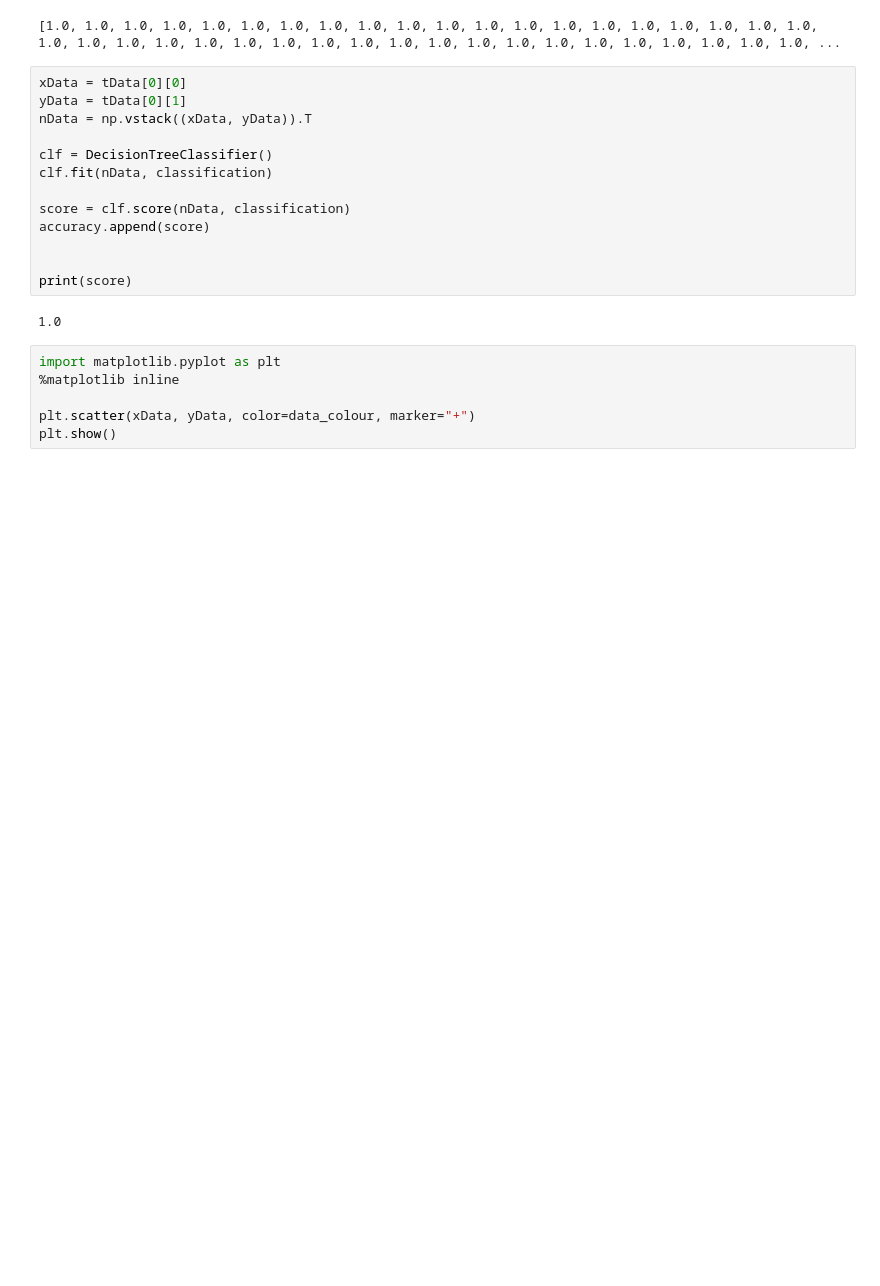
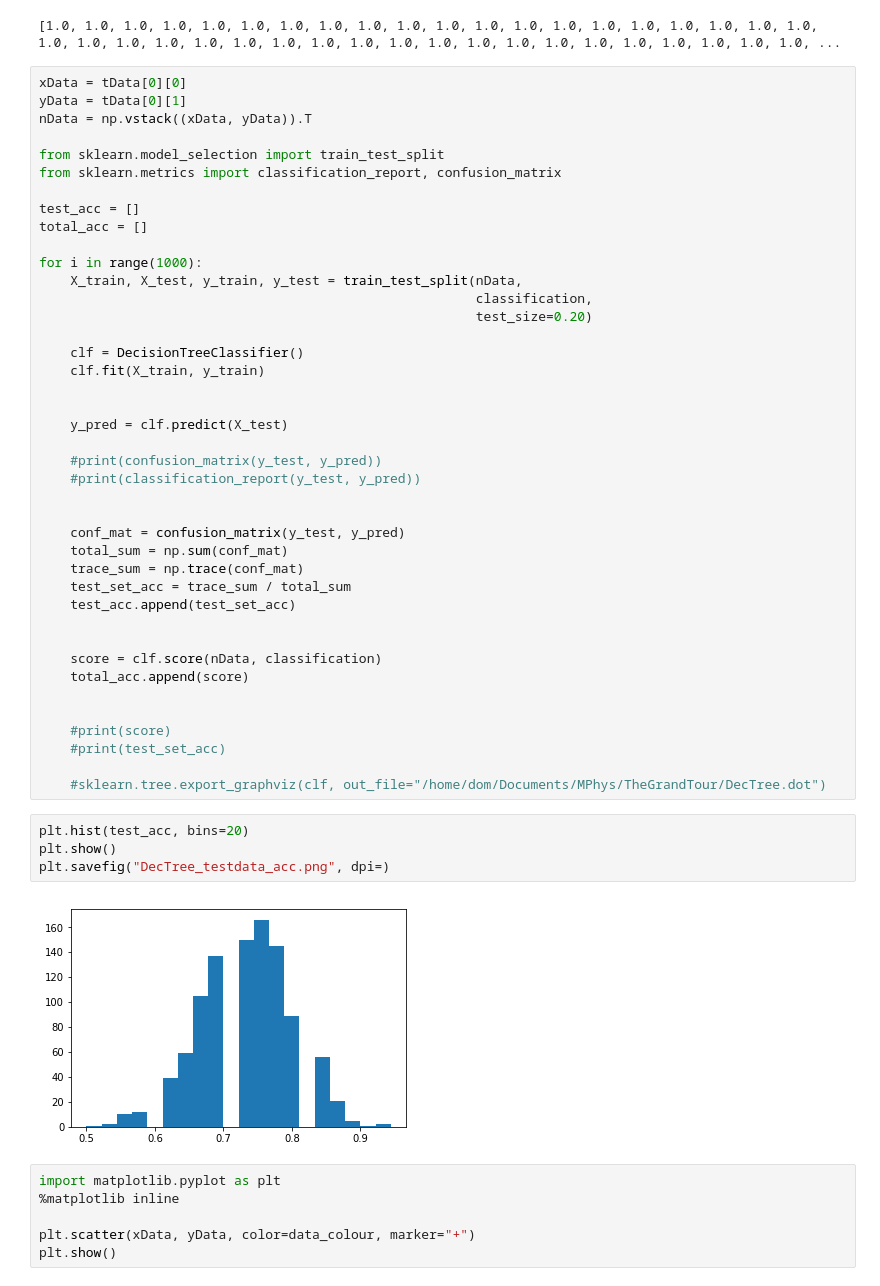
Before and after one commit to domdent/TheGrandTour, a Jupyter notebook: DecisionTree.ipynb, the cells around one changed output. Saved outputs shown, nothing was run; the diff lists cells and outputs as text; blank space fills up the shorter version.

Commit message:
working decision tree, by splitting up the data

```diff
--- a/DecisionTree.ipynb
+++ b/DecisionTree.ipynb
@@ -188,21 +188,53 @@ x = list(range(0, len(accuracy)))
 print(accuracy)
 # %% [output]
 [1.0, 1.0, 1.0, 1.0, 1.0, 1.0, 1.0, 1.0, 1.0, 1.0, 1.0, 1.0, 1.0, 1.0, 1.0, 1.0, 1.0, 1.0, 1.0, 1.0, 1.0, 1.0, 1.0, 1.0, 1.0, 1.0, 1.0, 1.0, 1.0, 1.0, 1.0, 1.0, 1.0, 1.0, 1.0, 1.0, 1.0, 1.0, 1.0, 1.0, ...
-# %%
-xData = tData[0][0]
-yData = tData[0][1]
-nData = np.vstack((xData, yData)).T
-
-clf = DecisionTreeClassifier()
-clf.fit(nData, classification)
-
-score = clf.score(nData, classification)
-accuracy.append(score)
-
-
-print(score)
-# %% [output]
-1.0
+# %%
+xData = tData[0][0]
+yData = tData[0][1]
+nData = np.vstack((xData, yData)).T
+
+from sklearn.model_selection import train_test_split
+from sklearn.metrics import classification_report, confusion_matrix
+
+test_acc = []
+total_acc = []
+
+for i in range(1000):
+    X_train, X_test, y_train, y_test = train_test_split(nData,
+                                                        classification,
+                                                        test_size=0.20)
+
+    clf = DecisionTreeClassifier()
+    clf.fit(X_train, y_train)
+
+
+    y_pred = clf.predict(X_test)
+
+    #print(confusion_matrix(y_test, y_pred))
+    #print(classification_report(y_test, y_pred))
+
+
+    conf_mat = confusion_matrix(y_test, y_pred)
+    total_sum = np.sum(conf_mat)
+    trace_sum = np.trace(conf_mat)
+    test_set_acc = trace_sum / total_sum
+    test_acc.append(test_set_acc)
+
+
+    score = clf.score(nData, classification)
+    total_acc.append(score)
+
+
+    #print(score)
+    #print(test_set_acc)
+
+    #sklearn.tree.export_graphviz(clf, out_file="/home/dom/Documents/MPhys/TheGrandTour/DecTree.dot")
+# %%
+plt.hist(test_acc, bins=20)
+plt.show()
+plt.savefig("DecTree_testdata_acc.png", dpi=)
+# %% [output]
+[figure, added]
 # %%
 import matplotlib.pyplot as plt
 %matplotlib inline
```
Also changed, not shown: parts of 3 cells of this notebook.
